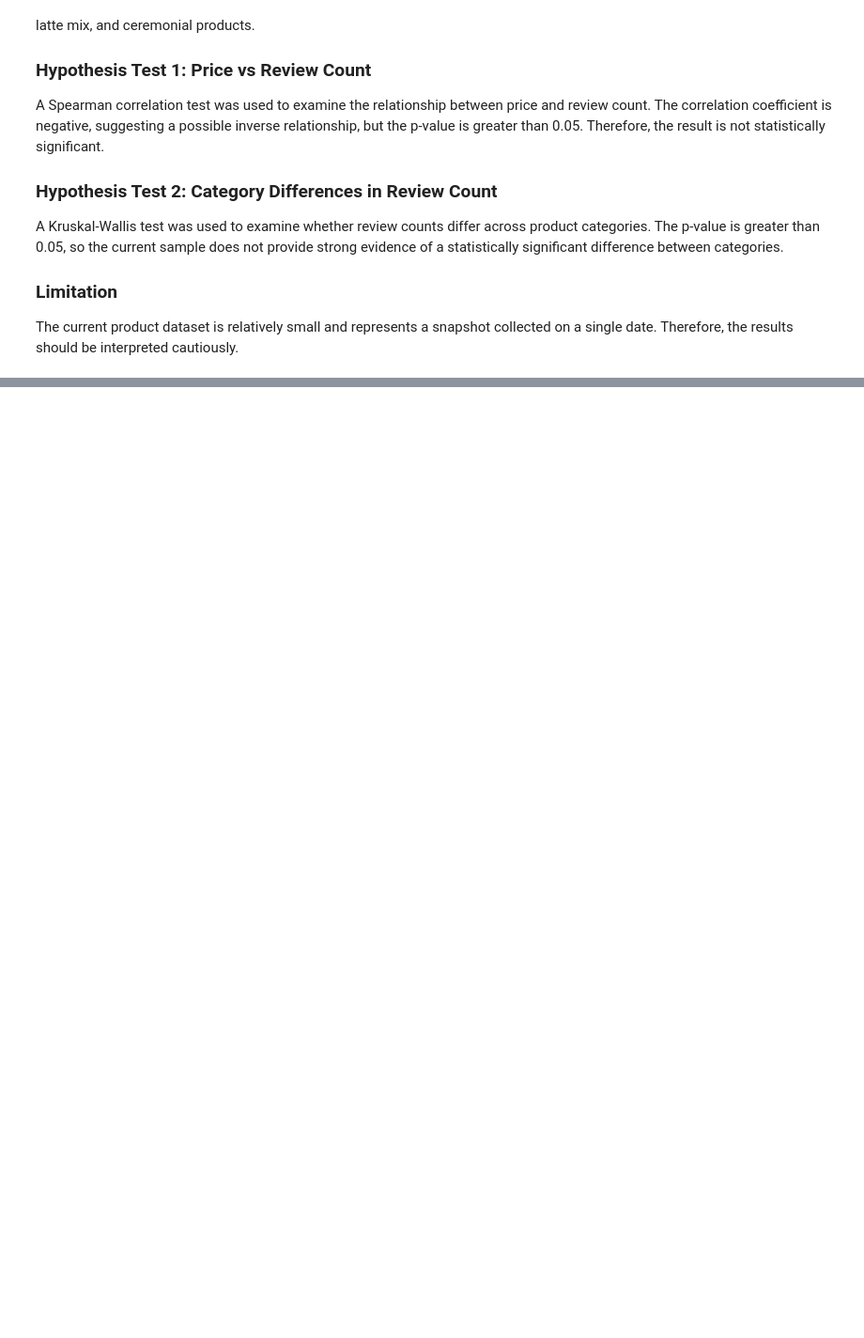
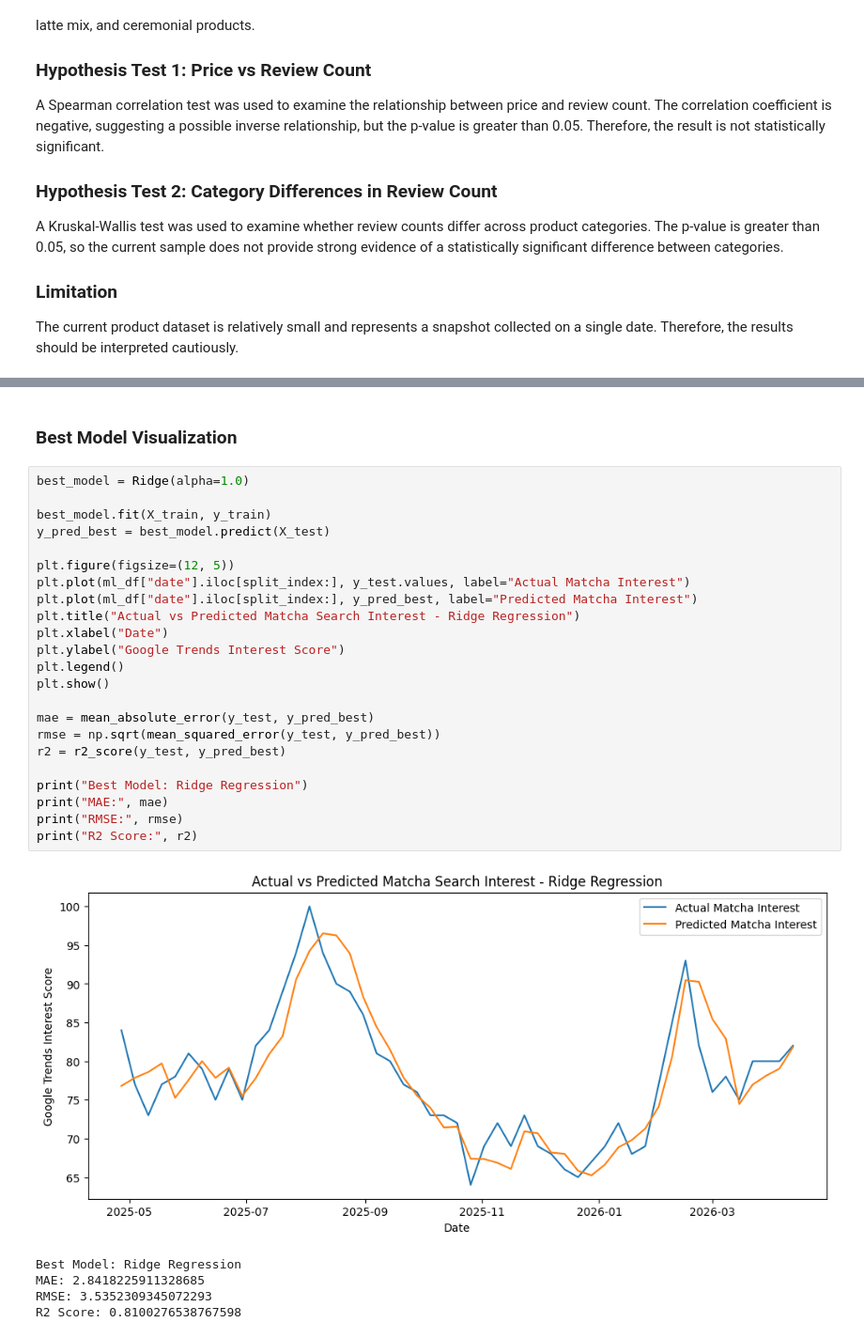
Before and after one commit to mervegoktanir/DSA210-Project, a Jupyter notebook: dsa210project.ipynb, the cells around one changed output, grey strips where cells are left out. Shown at 94% size. Saved outputs shown, nothing was run; the diff lists cells and outputs as text; blank space fills up the shorter version.

```diff
--- a/dsa210project.ipynb
+++ b/dsa210project.ipynb
@@ -349,0 +655,31 @@ The current product dataset is relatively small and represents a snapshot collec
+# %% [markdown]
+### Best Model Visualization
+# %%
+best_model = Ridge(alpha=1.0)
+
+best_model.fit(X_train, y_train)
+y_pred_best = best_model.predict(X_test)
+
+plt.figure(figsize=(12, 5))
+plt.plot(ml_df["date"].iloc[split_index:], y_test.values, label="Actual Matcha Interest")
+plt.plot(ml_df["date"].iloc[split_index:], y_pred_best, label="Predicted Matcha Interest")
+plt.title("Actual vs Predicted Matcha Search Interest - Ridge Regression")
+plt.xlabel("Date")
+plt.ylabel("Google Trends Interest Score")
+plt.legend()
+plt.show()
+
+mae = mean_absolute_error(y_test, y_pred_best)
+rmse = np.sqrt(mean_squared_error(y_test, y_pred_best))
+r2 = r2_score(y_test, y_pred_best)
+
+print("Best Model: Ridge Regression")
+print("MAE:", mae)
+print("RMSE:", rmse)
+print("R2 Score:", r2)
+# %% [output]
+[figure, added]
+Best Model: Ridge Regression
+MAE: 2.8418225911328685
+RMSE: 3.5352309345072293
+R2 Score: 0.8100276538767598
```
Also changed, not shown: parts of 23 cells of this notebook.
